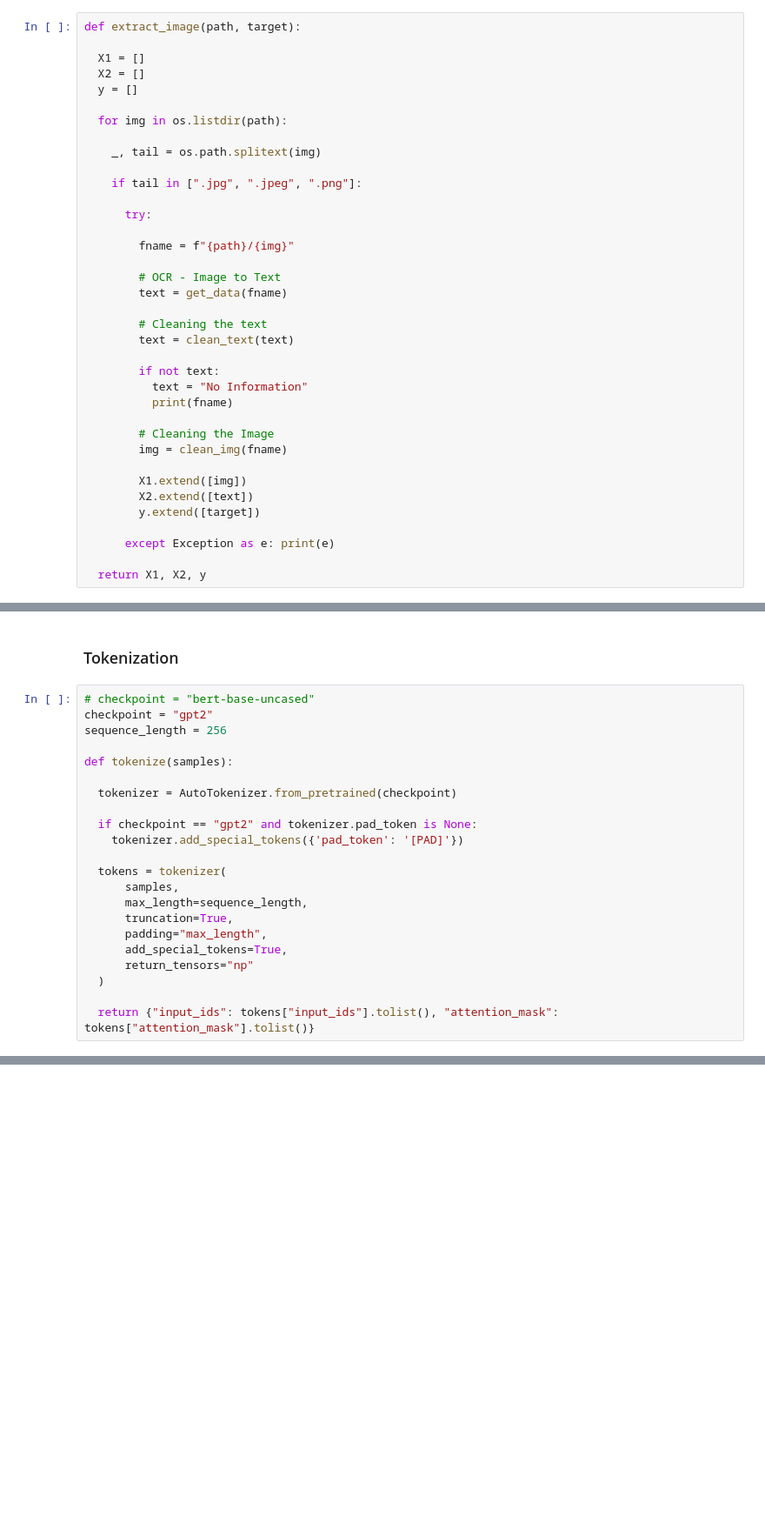
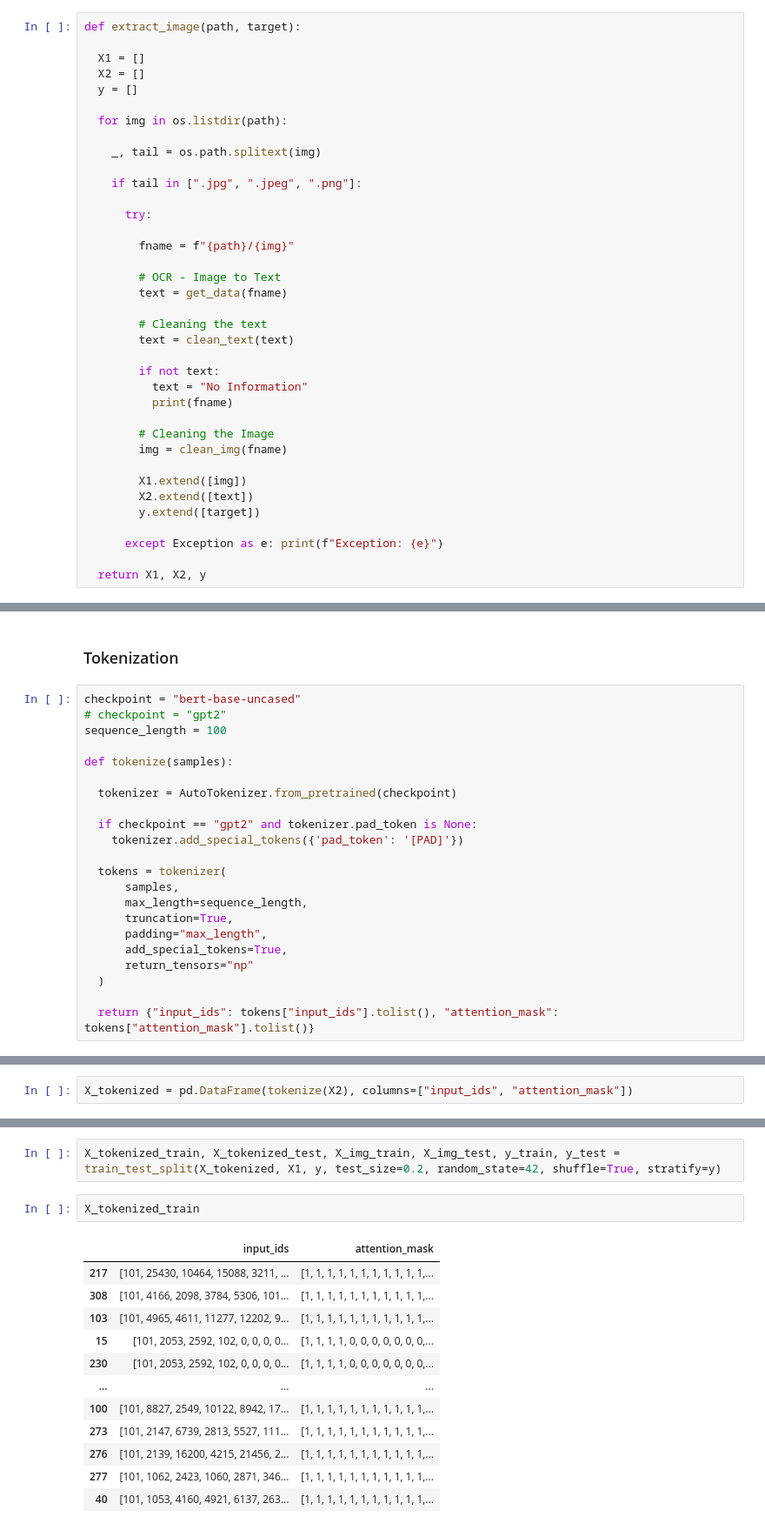
Before and after one commit to Satwikram/Computer-Vision-Implementations, a Jupyter notebook: Multimodal.ipynb, the cells around one changed output, grey strips where cells are left out. Shown at 87% size. Cells and saved outputs as stored; diff of their text form; blank space fills up the shorter version.

```diff
--- a/Multimodal.ipynb
+++ b/Multimodal.ipynb
@@ -131,7 +133,7 @@ def extract_image(path, target):
         X2.extend([text])
         y.extend([target])
 
-      except Exception as e: print(e)
+      except Exception as e: print(f"Exception: {e}")
 
   return X1, X2, y
 # %%
@@ -163,9 +200,9 @@ X1.shape, X2.shape, y.shape
 # %% [markdown]
 ### Tokenization
 # %%
-# checkpoint = "bert-base-uncased"
-checkpoint = "gpt2"
-sequence_length = 256
+checkpoint = "bert-base-uncased"
+# checkpoint = "gpt2"
+sequence_length = 100
 
 def tokenize(samples):
 
@@ -188,0 +224,2 @@ input
+# %%
+X_tokenized = pd.DataFrame(tokenize(X2), columns=["input_ids", "attention_mask"])
@@ -188,0 +228,17 @@ input
+# %%
+X_tokenized_train, X_tokenized_test, X_img_train, X_img_test, y_train, y_test = train_test_split(X_tokenized, X1, y, test_size=0.2, random_state=42, shuffle=True, stratify=y)
+# %%
+X_tokenized_train
+# %% [output]
+|  | input_ids | attention_mask |
+| 217 | [101, 25430, 10464, 15088, 3211, ... | [1, 1, 1, 1, 1, 1, 1, 1, 1, 1, 1,... |
+| 308 | [101, 4166, 2098, 3784, 5306, 101... | [1, 1, 1, 1, 1, 1, 1, 1, 1, 1, 1,... |
+| 103 | [101, 4965, 4611, 11277, 12202, 9... | [1, 1, 1, 1, 1, 1, 1, 1, 1, 1, 1,... |
+| 15 | [101, 2053, 2592, 102, 0, 0, 0, 0... | [1, 1, 1, 1, 0, 0, 0, 0, 0, 0, 0,... |
+| 230 | [101, 2053, 2592, 102, 0, 0, 0, 0... | [1, 1, 1, 1, 0, 0, 0, 0, 0, 0, 0,... |
+| ... | ... | ... |
+| 100 | [101, 8827, 2549, 10122, 8942, 17... | [1, 1, 1, 1, 1, 1, 1, 1, 1, 1, 1,... |
+| 273 | [101, 2147, 6739, 2813, 5527, 111... | [1, 1, 1, 1, 1, 1, 1, 1, 1, 1, 1,... |
+| 276 | [101, 2139, 16200, 4215, 21456, 2... | [1, 1, 1, 1, 1, 1, 1, 1, 1, 1, 1,... |
+| 277 | [101, 1062, 2423, 1060, 2871, 346... | [1, 1, 1, 1, 1, 1, 1, 1, 1, 1, 1,... |
+| 40 | [101, 1053, 4160, 4921, 6137, 263... | [1, 1, 1, 1, 1, 1, 1, 1, 1, 1, 1,... |
```
Also changed, not shown: parts of 21 cells of this notebook.
